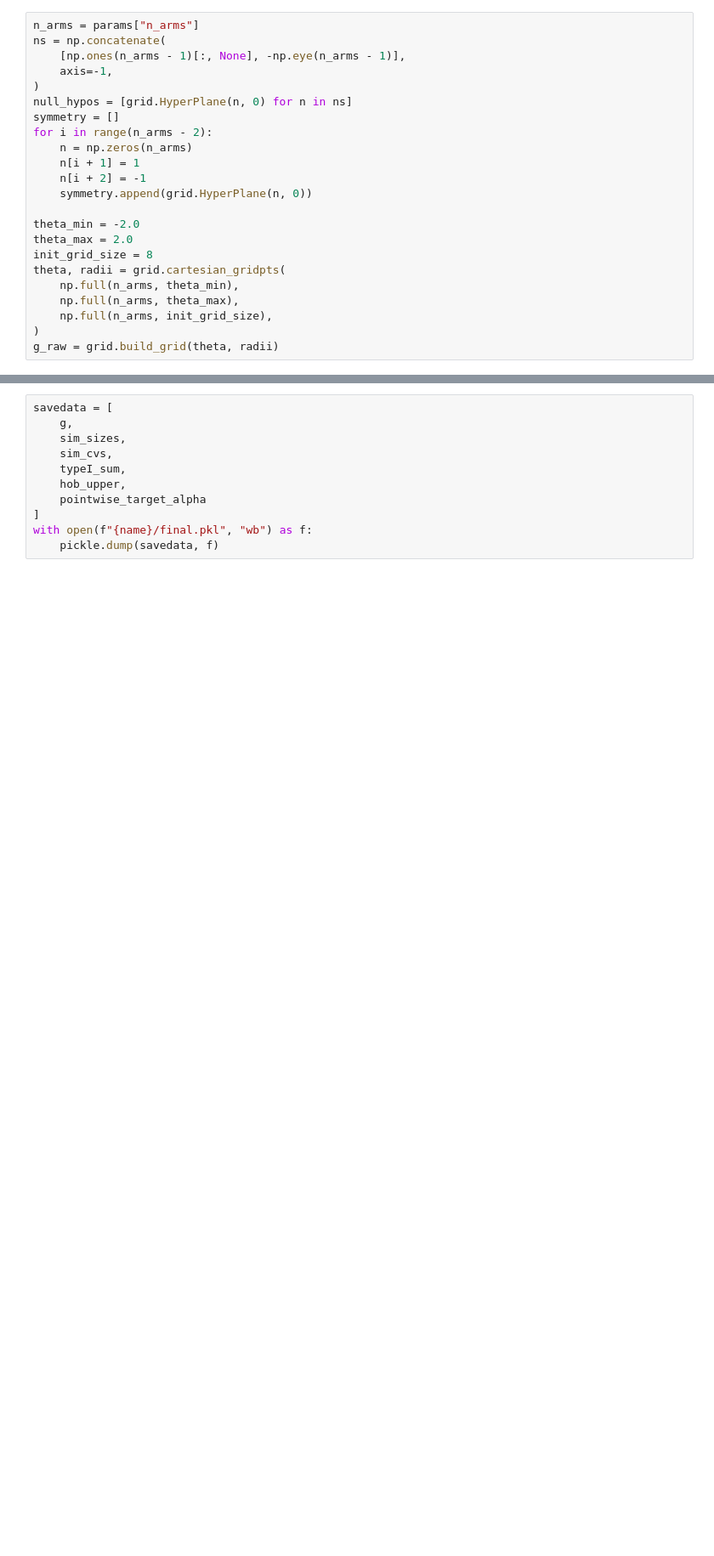
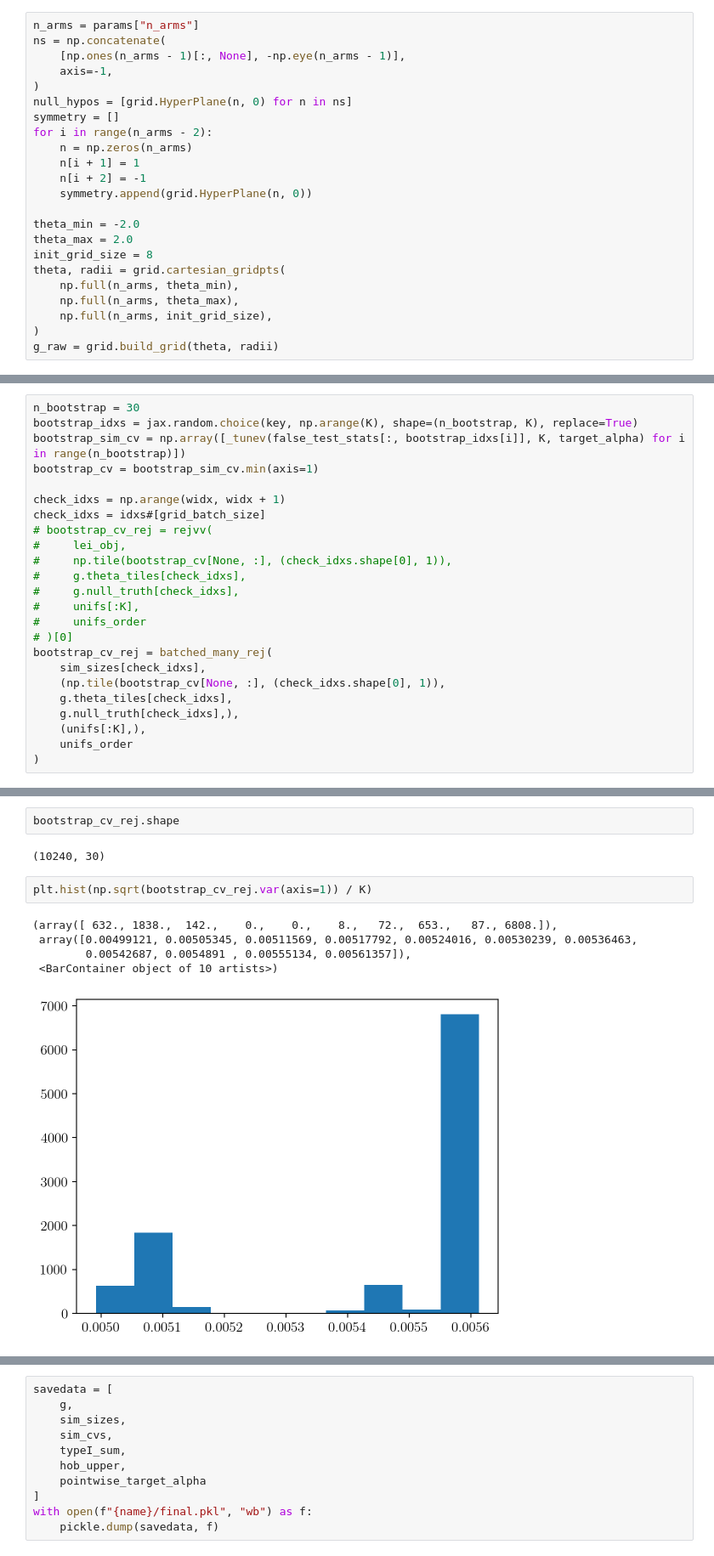
Before and after one commit to Confirm-Solutions/confirmasaurus, a Jupyter notebook: research/adagrid/lewis_ada.ipynb, the cells around one changed output, grey strips where cells are left out. Shown: that part at 85% size. Drawn from its saved outputs; the diff is of its cells as text; blank space fills up the shorter version.

```diff
--- a/research/adagrid/lewis_ada.ipynb
+++ b/research/adagrid/lewis_ada.ipynb
@@ -155,0 +223,24 @@ todo[:] = True
+# %%
+n_bootstrap = 30
+bootstrap_idxs = jax.random.choice(key, np.arange(K), shape=(n_bootstrap, K), replace=True)
+bootstrap_sim_cv = np.array([_tunev(false_test_stats[:, bootstrap_idxs[i]], K, target_alpha) for i in range(n_bootstrap)])
+bootstrap_cv = bootstrap_sim_cv.min(axis=1)
+
+check_idxs = np.arange(widx, widx + 1)
+check_idxs = idxs#[grid_batch_size]
+# bootstrap_cv_rej = rejvv(
+#     lei_obj,
+#     np.tile(bootstrap_cv[None, :], (check_idxs.shape[0], 1)),
+#     g.theta_tiles[check_idxs],
+#     g.null_truth[check_idxs],
+#     unifs[:K],
+#     unifs_order
+# )[0]
+bootstrap_cv_rej = batched_many_rej(
+    sim_sizes[check_idxs],
+    (np.tile(bootstrap_cv[None, :], (check_idxs.shape[0], 1)),
+    g.theta_tiles[check_idxs],
+    g.null_truth[check_idxs],),
+    (unifs[:K],),
+    unifs_order
+)
@@ -155,0 +249,12 @@ todo[:] = True
+# %%
+bootstrap_cv_rej.shape
+# %% [output]
+(10240, 30)
+# %%
+plt.hist(np.sqrt(bootstrap_cv_rej.var(axis=1)) / K)
+# %% [output]
+(array([ 632., 1838.,  142.,    0.,    0.,    8.,   72.,  653.,   87., 6808.]),
+ array([0.00499121, 0.00505345, 0.00511569, 0.00517792, 0.00524016, 0.00530239, 0.00536463,
+        0.00542687, 0.0054891 , 0.00555134, 0.00561357]),
+ <BarContainer object of 10 artists>)
+[figure, added]
```
Also changed, not shown: parts of 39 cells of this notebook, 5 other files.
